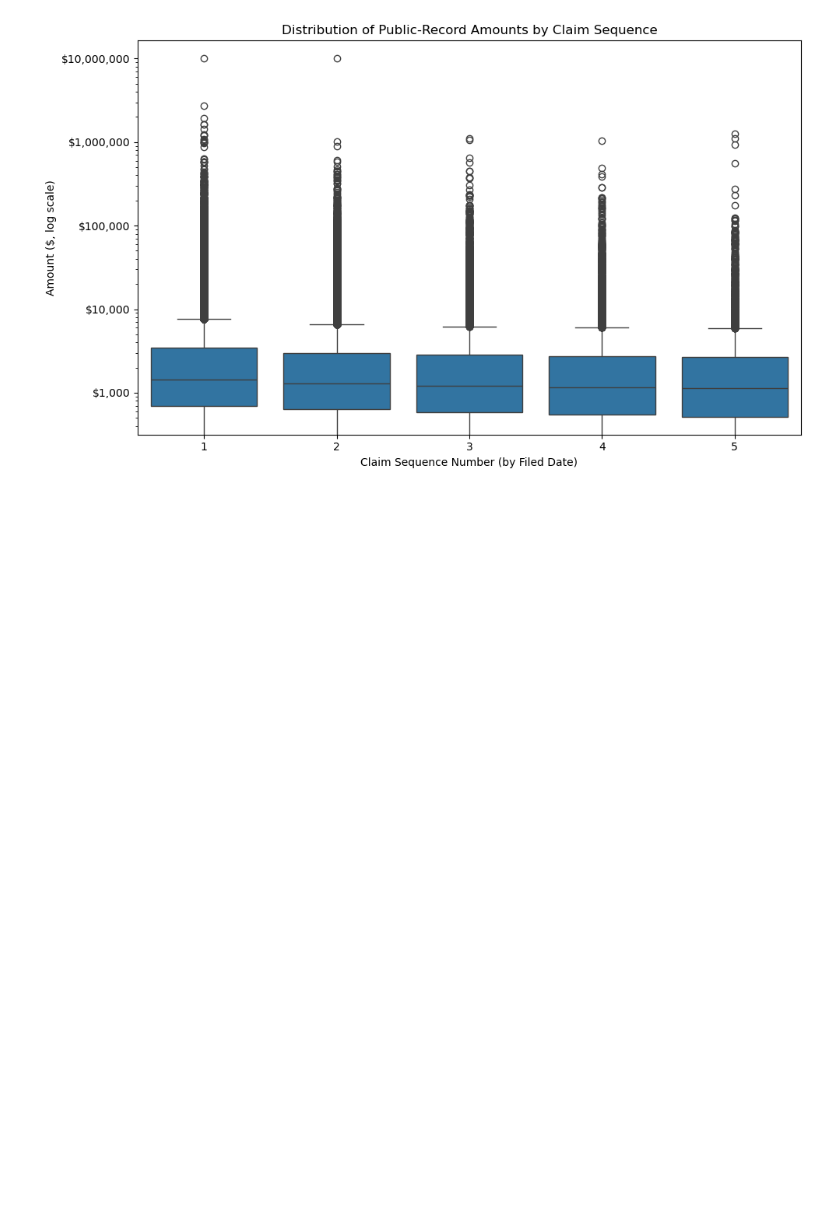
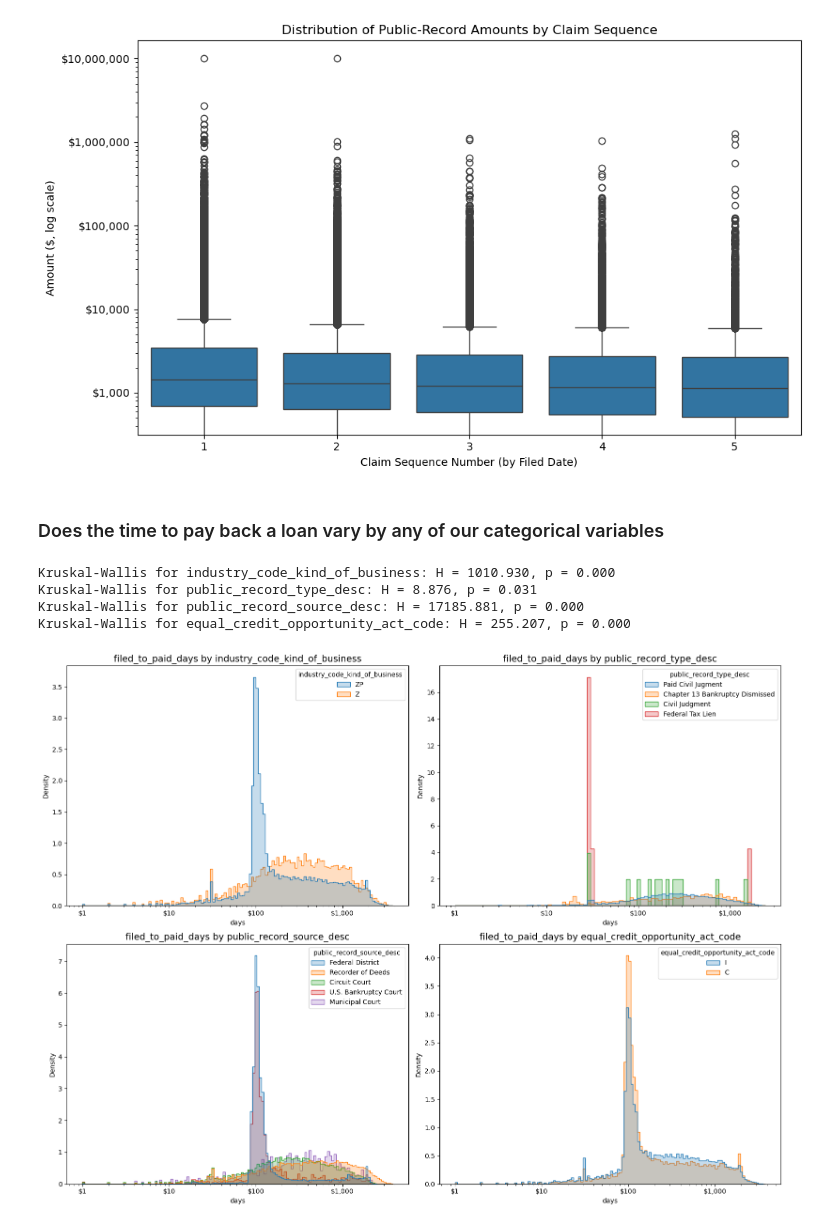
Before and after one commit to mattstoebe/Loan_Performance_Public_records, a Jupyter notebook: EDA/01_public_record_orientation.ipynb, the cells around one changed output. Cells and saved outputs as stored; diff of their text form; code cells hidden in the pictures; blank space fills up the shorter version.

```diff
--- a/EDA/01_public_record_orientation.ipynb
+++ b/EDA/01_public_record_orientation.ipynb
@@ -310,3 +342,66 @@ plt.tight_layout()
 plt.show()
 # %% [output]
 [figure]
+# %% [markdown]
+### Does the time to pay back a loan vary by any of our categorical variables
+# %%
+MIN_COUNT = 500
+
+cats = ['industry_code_kind_of_business', 'public_record_type_desc', 'public_record_source_desc', 'equal_credit_opportunity_act_code']
+
+fig, axes = plt.subplots(2, 2, figsize=(16, 12))
+axes = axes.flatten()
+
+for ax, cat in zip(axes, cats):
+    lvl_counts = pr[cat].value_counts()
+    valid_lvls = lvl_counts[lvl_counts >= MIN_COUNT].index.tolist()
+
+    # Subset DataFrame
+    df_sub = pr[pr[cat].isin(valid_lvls)].copy()
+    df_sub = df_sub[df_sub['filed_to_paid_days'] > 0].copy()
+
+
+    # Check if there are enough valid levels
+    groups = []
+    for lvl in valid_lvls:
+        grp = df_sub.loc[df_sub[cat] == lvl, 'filed_to_paid_days']
+        if len(grp) >= 2:
+            groups.append(grp.values)
+        else:
+            print(f"  → skipping level {lvl!r} (only {len(grp)} samples)")
+
+   # KW test if more than one groups.
+    if len(groups) >= 2:
+        h_stat, p_val = stats.kruskal(*groups)
+        print(f"Kruskal-Wallis for {cat}: H = {h_stat:.3f}, p = {p_val:.3f}")
+    else:
+        print(f"Not enough valid groups for Kruskal-Wallis on {cat}")
+
+
+    # Plot histogram with hue
+    sns.histplot(
+        data=df_sub,
+        x="filed_to_paid_days",
+        hue=cat,
+        element="step",
+        stat="density",
+        common_norm=False,
+        ax=ax,
+        log_scale=True,
+    )
+    ax.xaxis.set_major_formatter(
+        mtick.FuncFormatter(lambda x, _: f'${x:,.0f}')
+    )
+
+    ax.set_title(f"filed_to_paid_days by {cat}", fontsize=14)
+    ax.set_xlabel("days")
+    ax.set_ylabel("Density")
+
+plt.tight_layout()
+plt.show()
+# %% [output]
+Kruskal-Wallis for industry_code_kind_of_business: H = 1010.930, p = 0.000
+Kruskal-Wallis for public_record_type_desc: H = 8.876, p = 0.031
+Kruskal-Wallis for public_record_source_desc: H = 17185.881, p = 0.000
+Kruskal-Wallis for equal_credit_opportunity_act_code: H = 255.207, p = 0.000
+[figure, added]
```
Also changed, not shown: parts of 11 cells of this notebook.
